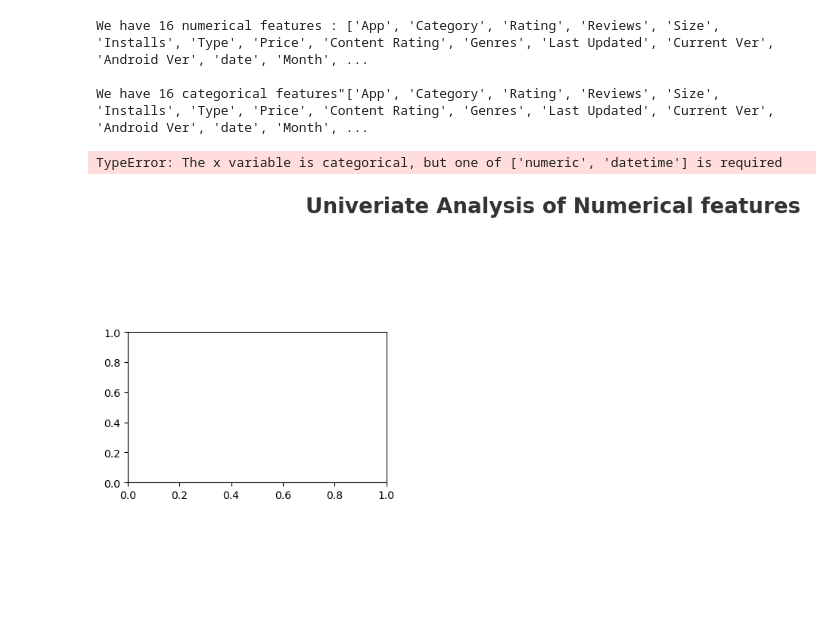
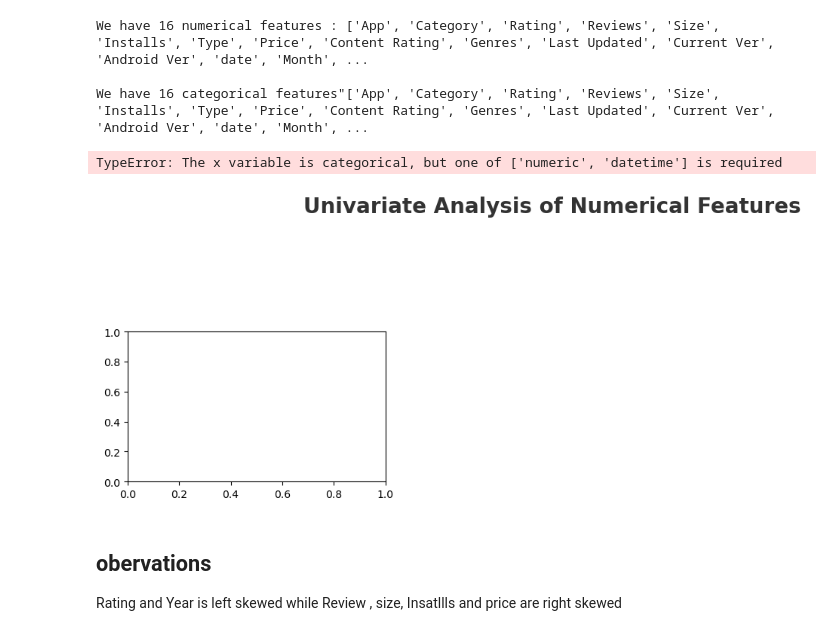
Before and after one commit to CodeByNehaB/Data-anaytics, a Jupyter notebook: Python/EDA/Googleplay store.ipynb, the cells around one changed output. Drawn from its saved outputs; the diff is of its cells as text; code cells hidden in the pictures; blank space fills up the shorter version.

```diff
--- a/Python/EDA/Googleplay store.ipynb
+++ b/Python/EDA/Googleplay store.ipynb
@@ -327,17 +327,24 @@ We have 16 numerical features : ['App', 'Category', 'Rating', 'Reviews', 'Size',
 
 We have 16 categorical features"['App', 'Category', 'Rating', 'Reviews', 'Size', 'Installs', 'Type', 'Price', 'Content Rating', 'Genres', 'Last Updated', 'Current Ver', 'Android Ver', 'date', 'Month', ...
 # %%
-### proporation of count daata on numeric columns
+import matplotlib.pyplot as plt
+import seaborn as sns
 
-plt.figure(figsize=(15,15))
-plt.suptitle('Univeriate Analysis of Numerical features', fontsize=20, fontweight='bold', alpha=0.8, y=1.)
+# Set up the canvas grid layout
+plt.figure(figsize=(15, 15))
+plt.suptitle('Univariate Analysis of Numerical Features', fontsize=20, fontweight='bold', alpha=0.8, y=1.0)
 
+# Loop through all numerical features and plot their distribution
+for i in range(0, len(numeric_features)):
+    plt.subplot(5, 3, i + 1)
+    sns.kdeplot(x=df_copy[numeric_features[i]], fill=True, color='r')
+    plt.xlabel(numeric_features[i])
 
-for i in range(0, len(numeric_features)):
-    plt.subplot(5,3,i+1)
-    sns.kdeplot(x=df_copy[numeric_features[i]],shape=True, color='r')
-    plt.xlabel(numeric_features[i])
-    plt.tight_layout()
+plt.tight_layout()
+plt.show()
 # %% [output]
 TypeError: The x variable is categorical, but one of ['numeric', 'datetime'] is required
-[figure, old version]
+[figure, new version]
+# %% [markdown]
+## obervations
+Rating and Year is left skewed while Review , size, Insatllls and price are right skewed
```
